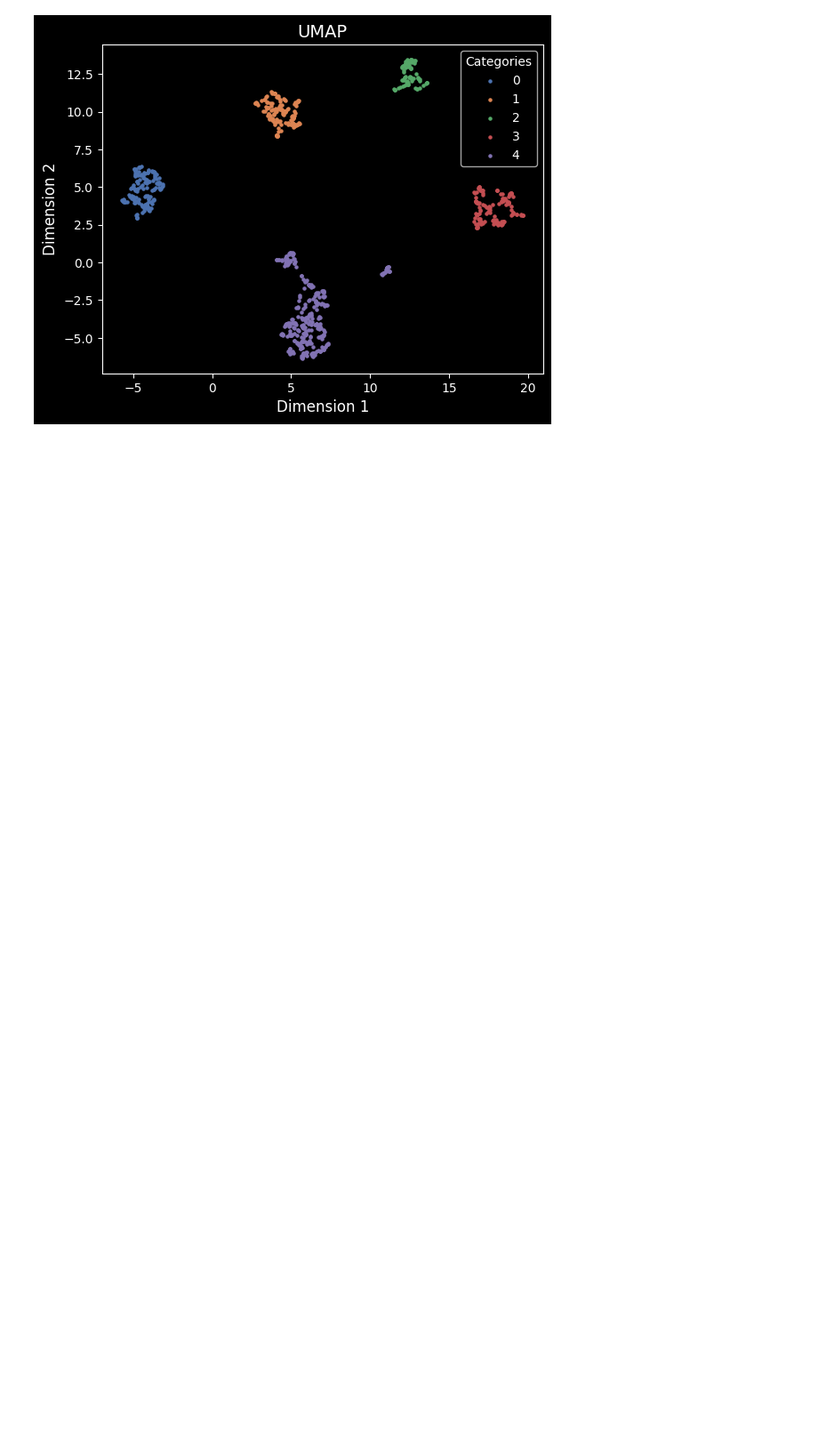
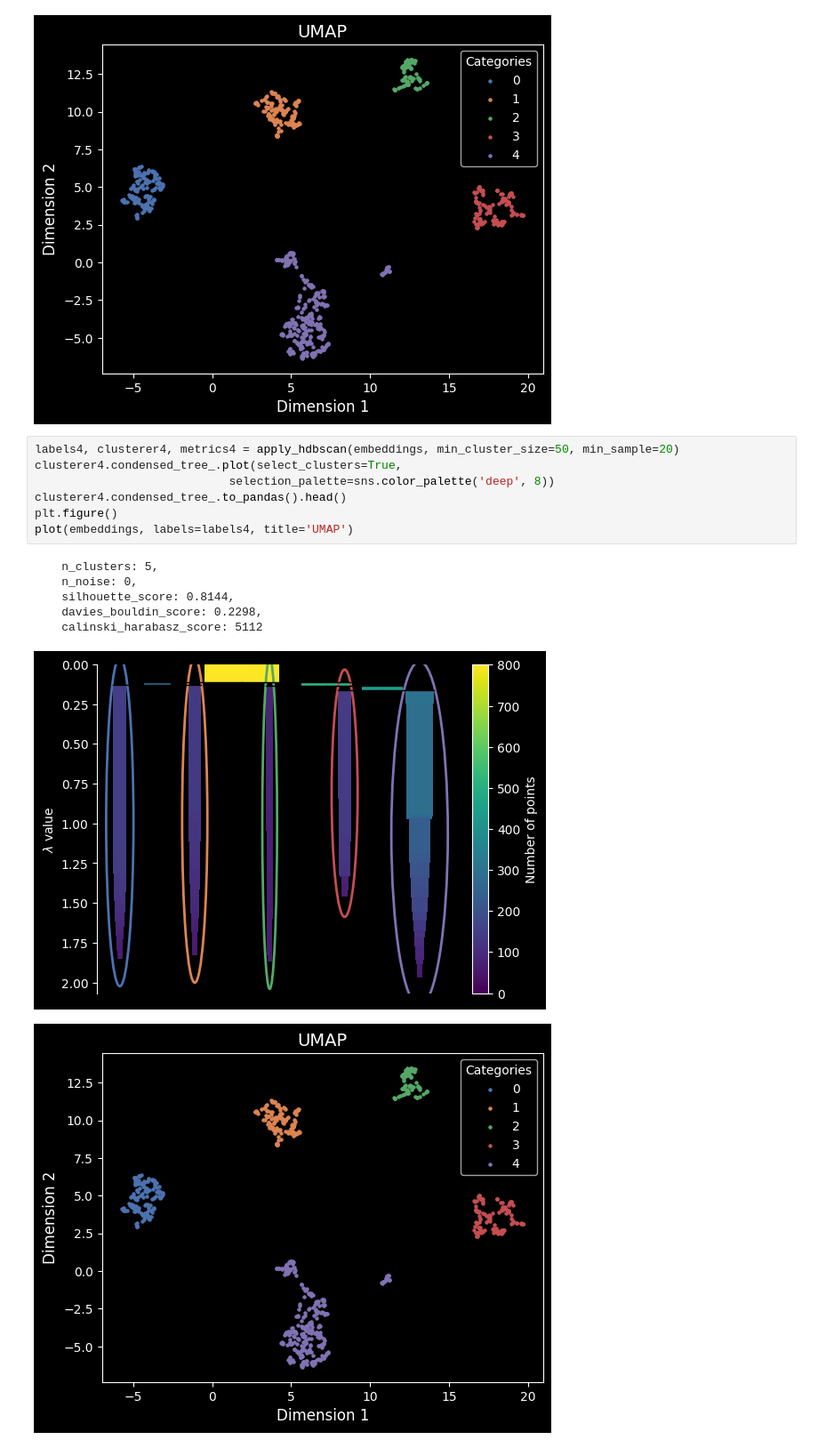
Before and after one commit to NicolasArVa/gene_expression_and_cancer, a Jupyter notebook: notebooks/gene_expression_hdbscan.ipynb, the cells around one changed output. Shown: that part at 89% size. Saved outputs shown, nothing was run; the diff lists cells and outputs as text; blank space fills up the shorter version.

Commit message:
added hdbscan cases

```diff
--- a/notebooks/gene_expression_hdbscan.ipynb
+++ b/notebooks/gene_expression_hdbscan.ipynb
@@ -118,3 +118,18 @@ plot(embeddings, labels=labels3, title='UMAP')
     calinski_harabasz_score: 5112
 [figure]
 [figure]
+# %%
+labels4, clusterer4, metrics4 = apply_hdbscan(embeddings, min_cluster_size=50, min_sample=20)
+clusterer4.condensed_tree_.plot(select_clusters=True,
+                            selection_palette=sns.color_palette('deep', 8))
+clusterer4.condensed_tree_.to_pandas().head()
+plt.figure()
+plot(embeddings, labels=labels4, title='UMAP')
+# %% [output]
+    n_clusters: 5,
+    n_noise: 0,
+    silhouette_score: 0.8144,
+    davies_bouldin_score: 0.2298,
+    calinski_harabasz_score: 5112
+[figure, added]
+[figure, added]
```
Also changed, not shown: parts of 1 cell of this notebook.
